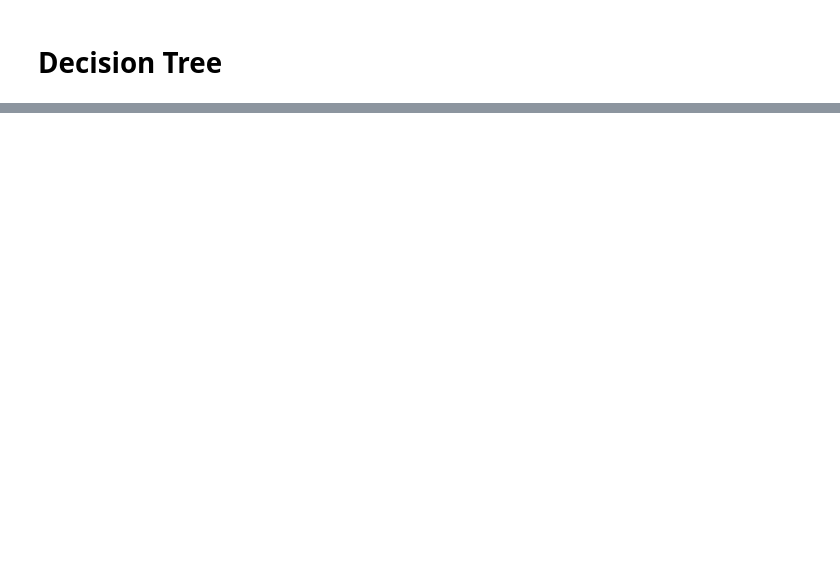
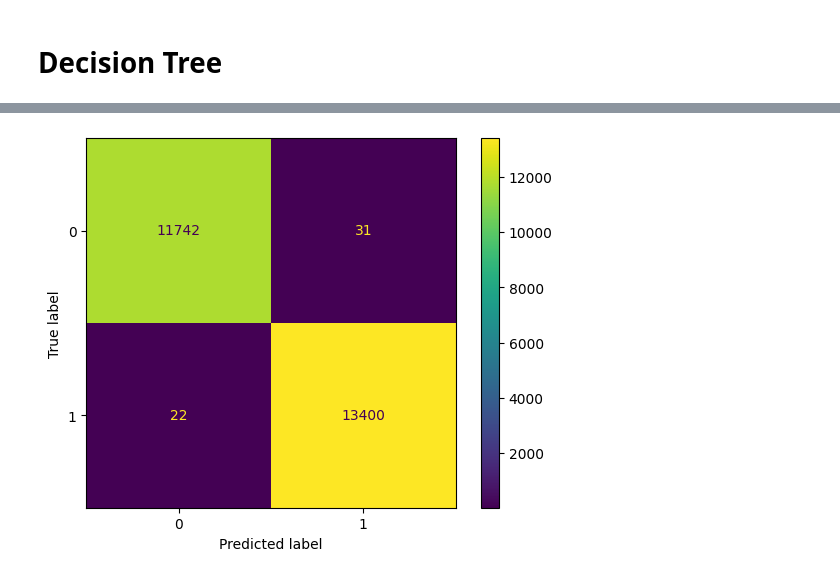
Before and after one commit to MartorelliLuca/IntrusionDetectionML, a Jupyter notebook: IntrusionDetectionProject.ipynb, the cells around one changed output, grey strips where cells are left out. Saved outputs shown, nothing was run; the diff lists cells and outputs as text; code cells hidden in the pictures; blank space fills up the shorter version.

```diff
--- a/IntrusionDetectionProject.ipynb
+++ b/IntrusionDetectionProject.ipynb
@@ -191,0 +260,5 @@ print("\nClassification Report:\n", classification_report(y_test, y_pred))
+# %%
+
+plot_confusion_matrix(y_true=y_test, y_pred=y_pred, labels=model.classes_)
+# %% [output]
+[figure, added]
```
Also changed, not shown: parts of 23 cells of this notebook.
